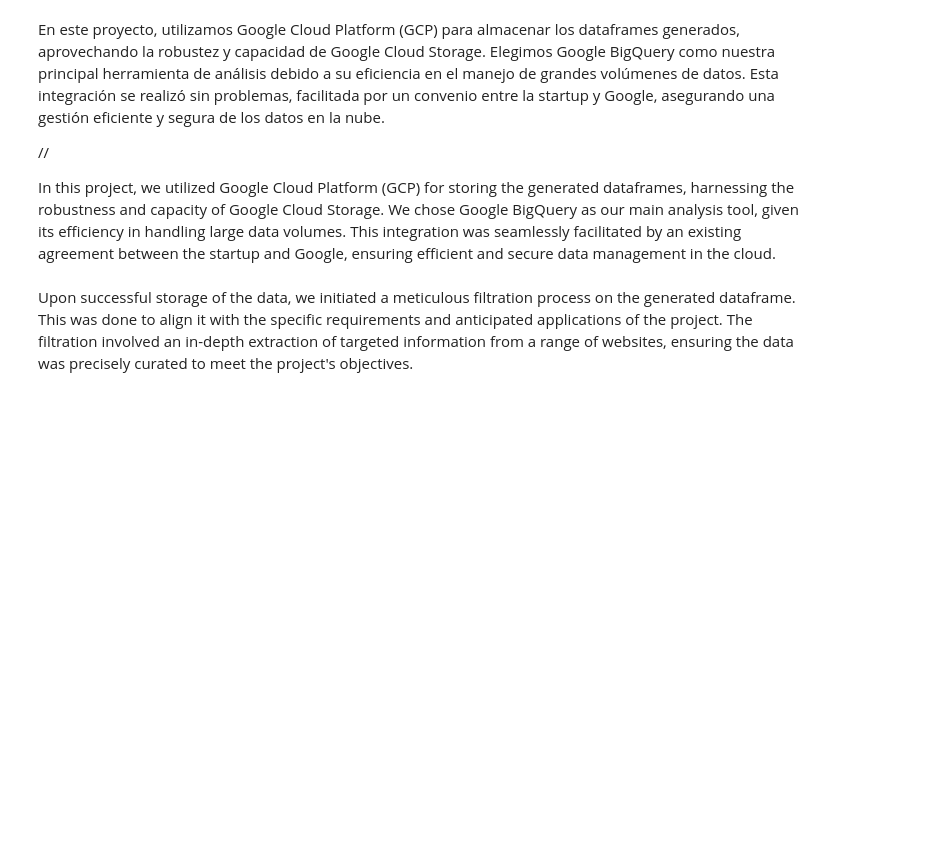
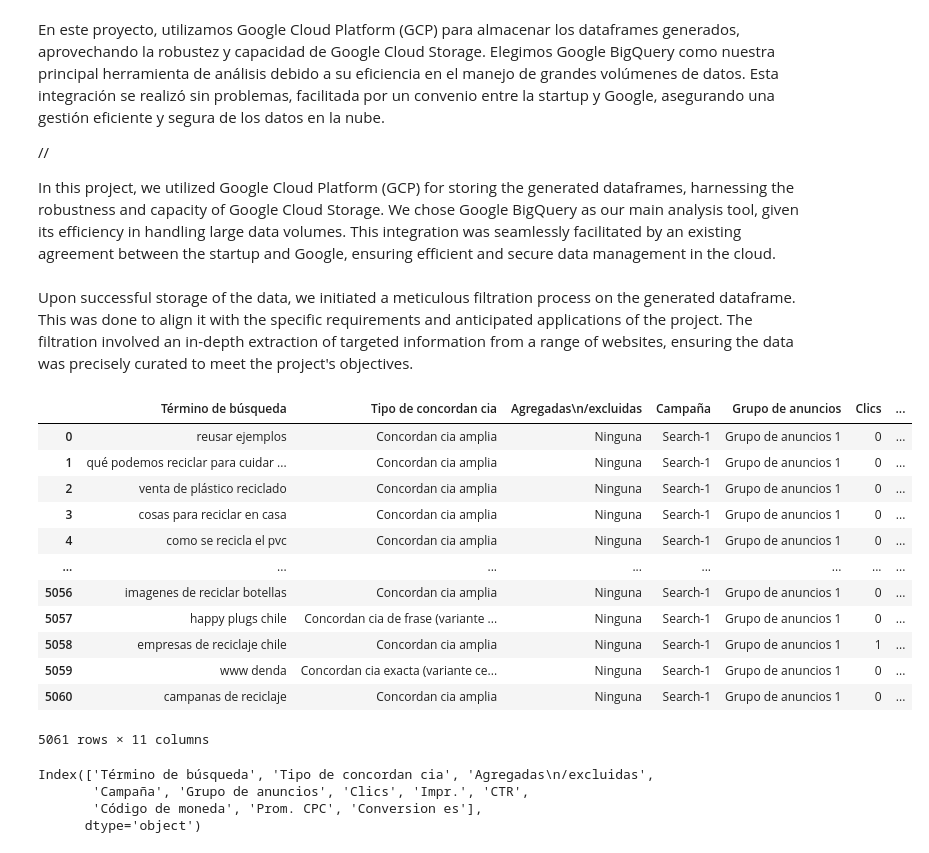
Before and after one commit to maverik0019/Code_Path_Project_Portfolio, a Jupyter notebook: Waste_scrapping_MOW.ipynb, the cells around one changed output. Drawn from its saved outputs; the diff is of its cells as text; code cells hidden in the pictures; blank space fills up the shorter version.

```diff
--- a/Waste_scrapping_MOW.ipynb
+++ b/Waste_scrapping_MOW.ipynb
@@ -155,3 +155,30 @@ for url in urls:
 
 df = pd.DataFrame(datos, columns=['URL', 'Material', 'Precio'])
 df
+# %%
+import pandas as pd
+
+df = pd.read_csv("final_report.csv")
+
+df
+# %% [output]
+|  | Término de búsqueda | Tipo de concordan cia | Agregadas\n/excluidas | Campaña | Grupo de anuncios | Clics | ... |
+| 0 | reusar ejemplos | Concordan cia amplia | Ninguna | Search-1 | Grupo de anuncios 1 | 0 | ... |
+| 1 | qué podemos reciclar para cuidar ... | Concordan cia amplia | Ninguna | Search-1 | Grupo de anuncios 1 | 0 | ... |
+| 2 | venta de plástico reciclado | Concordan cia amplia | Ninguna | Search-1 | Grupo de anuncios 1 | 0 | ... |
+| 3 | cosas para reciclar en casa | Concordan cia amplia | Ninguna | Search-1 | Grupo de anuncios 1 | 0 | ... |
+| 4 | como se recicla el pvc | Concordan cia amplia | Ninguna | Search-1 | Grupo de anuncios 1 | 0 | ... |
+| ... | ... | ... | ... | ... | ... | ... | ... |
+| 5056 | imagenes de reciclar botellas | Concordan cia amplia | Ninguna | Search-1 | Grupo de anuncios 1 | 0 | ... |
+| 5057 | happy plugs chile | Concordan cia de frase (variante ... | Ninguna | Search-1 | Grupo de anuncios 1 | 0 | ... |
+| 5058 | empresas de reciclaje chile | Concordan cia amplia | Ninguna | Search-1 | Grupo de anuncios 1 | 1 | ... |
+| 5059 | www denda | Concordan cia exacta (variante ce... | Ninguna | Search-1 | Grupo de anuncios 1 | 0 | ... |
+| 5060 | campanas de reciclaje | Concordan cia amplia | Ninguna | Search-1 | Grupo de anuncios 1 | 0 | ... |
+5061 rows × 11 columns
+# %%
+df.columns
+# %% [output]
+Index(['Término de búsqueda', 'Tipo de concordan cia', 'Agregadas\n/excluidas',
+       'Campaña', 'Grupo de anuncios', 'Clics', 'Impr.', 'CTR',
+       'Código de moneda', 'Prom. CPC', 'Conversion es'],
+      dtype='object')
```
Also changed, not shown: parts of 7 cells of this notebook, 2 other files.
